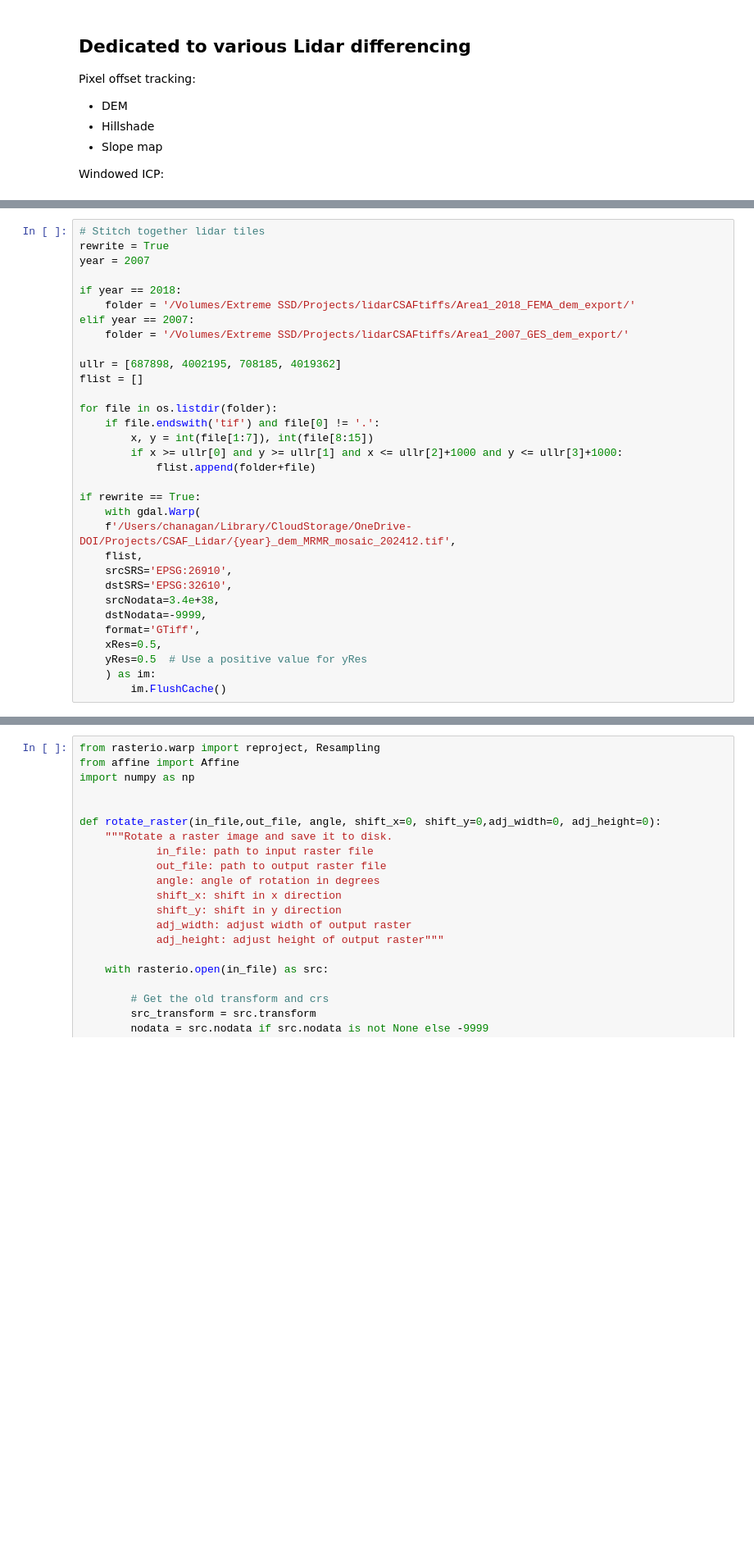
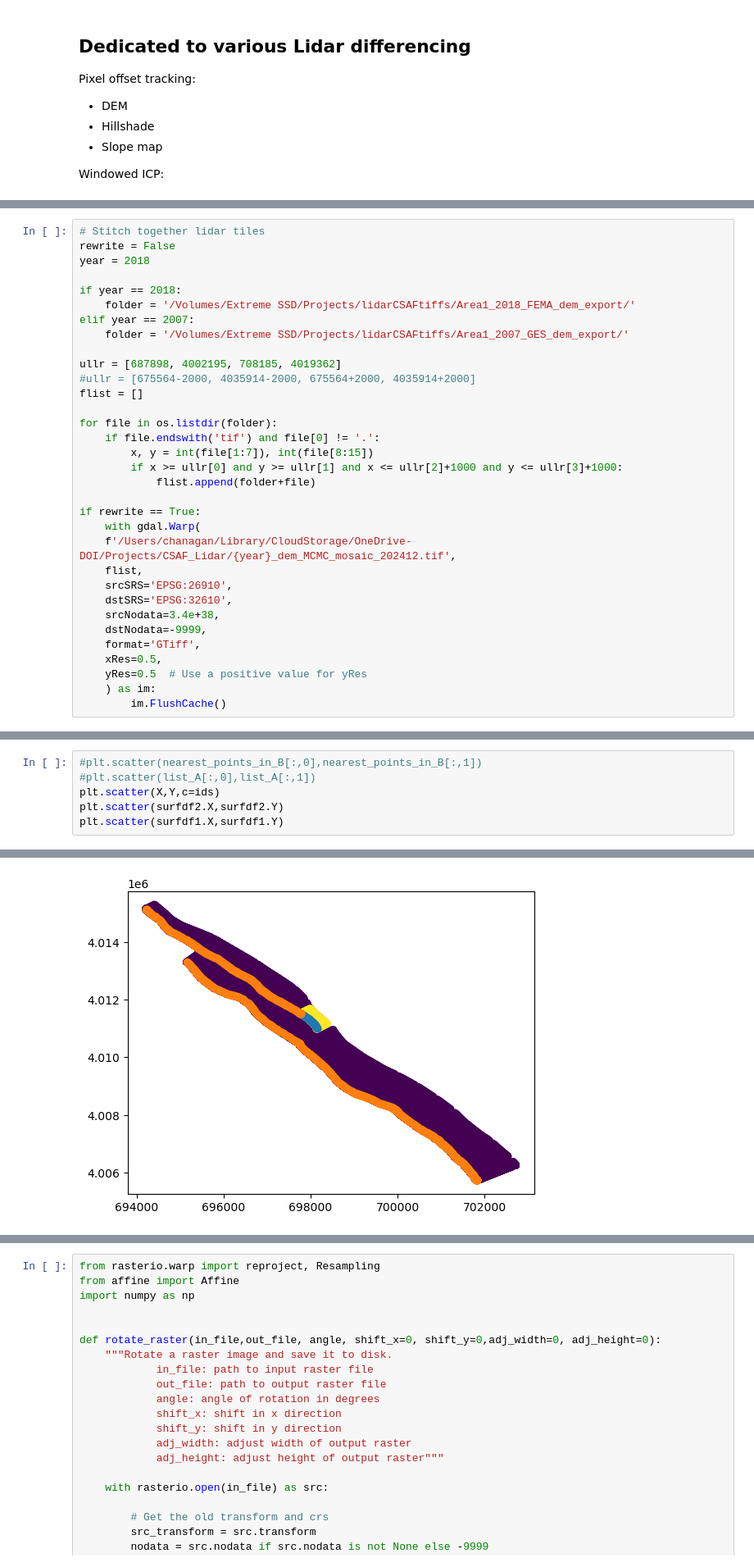
Before and after one commit to cehanagan/ImageryResources, a Jupyter notebook: Notebooks/LidarDifferencing.ipynb, the cells around one changed output, grey strips where cells are left out. Shown at 82% size. Saved outputs shown, nothing was run; the diff lists cells and outputs as text; blank space fills up the shorter version.

```diff
--- a/Notebooks/LidarDifferencing.ipynb
+++ b/Notebooks/LidarDifferencing.ipynb
@@ -22,7 +29,7 @@ import numpy as np
 # %%
 # Stitch together lidar tiles
-rewrite = True
-year = 2007
+rewrite = False
+year = 2018
 
 if year == 2018:
     folder = '/Volumes/Extreme SSD/Projects/lidarCSAFtiffs/Area1_2018_FEMA_dem_export/'
@@ -30,6 +37,7 @@ elif year == 2007:
     folder = '/Volumes/Extreme SSD/Projects/lidarCSAFtiffs/Area1_2007_GES_dem_export/'
 
 ullr = [687898, 4002195, 708185, 4019362]
+#ullr = [675564-2000, 4035914-2000, 675564+2000, 4035914+2000]
 flist = []
 
 for file in os.listdir(folder):
@@ -40,7 +48,7 @@ for file in os.listdir(folder):
 
 if rewrite == True:
     with gdal.Warp(
-    f'/Users/chanagan/Library/CloudStorage/OneDrive-DOI/Projects/CSAF_Lidar/{year}_dem_MRMR_mosaic_202412.tif',
+    f'/Users/chanagan/Library/CloudStorage/OneDrive-DOI/Projects/CSAF_Lidar/{year}_dem_MCMC_mosaic_202412.tif',
     flist,
     srcSRS='EPSG:26910',
     dstSRS='EPSG:32610',
@@ -53,0 +229,7 @@ if rewrite == True:
+# %%
+#plt.scatter(nearest_points_in_B[:,0],nearest_points_in_B[:,1])
+#plt.scatter(list_A[:,0],list_A[:,1])
+plt.scatter(X,Y,c=ids)
+plt.scatter(surfdf2.X,surfdf2.Y)
+plt.scatter(surfdf1.X,surfdf1.Y)
+# %% [output]
@@ -53,0 +237 @@ if rewrite == True:
+[figure, added]
```
Also changed, not shown: parts of 33 cells of this notebook, 5 other files.
